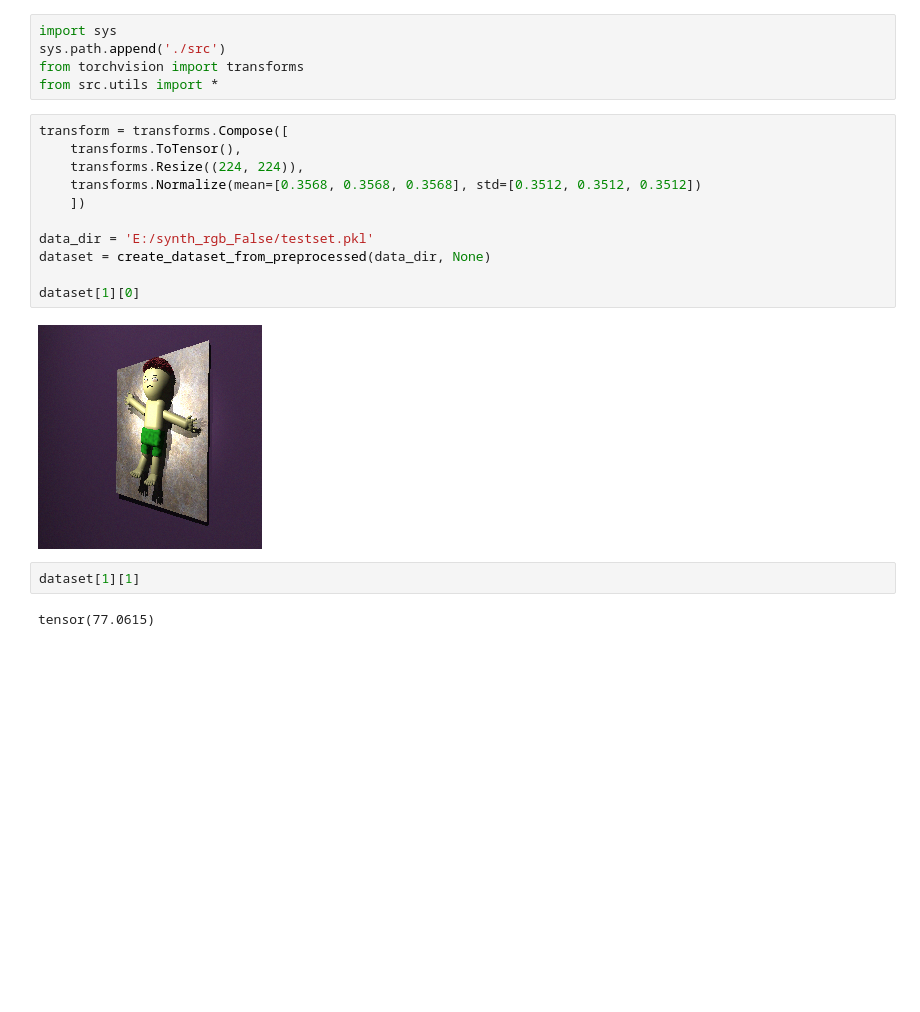
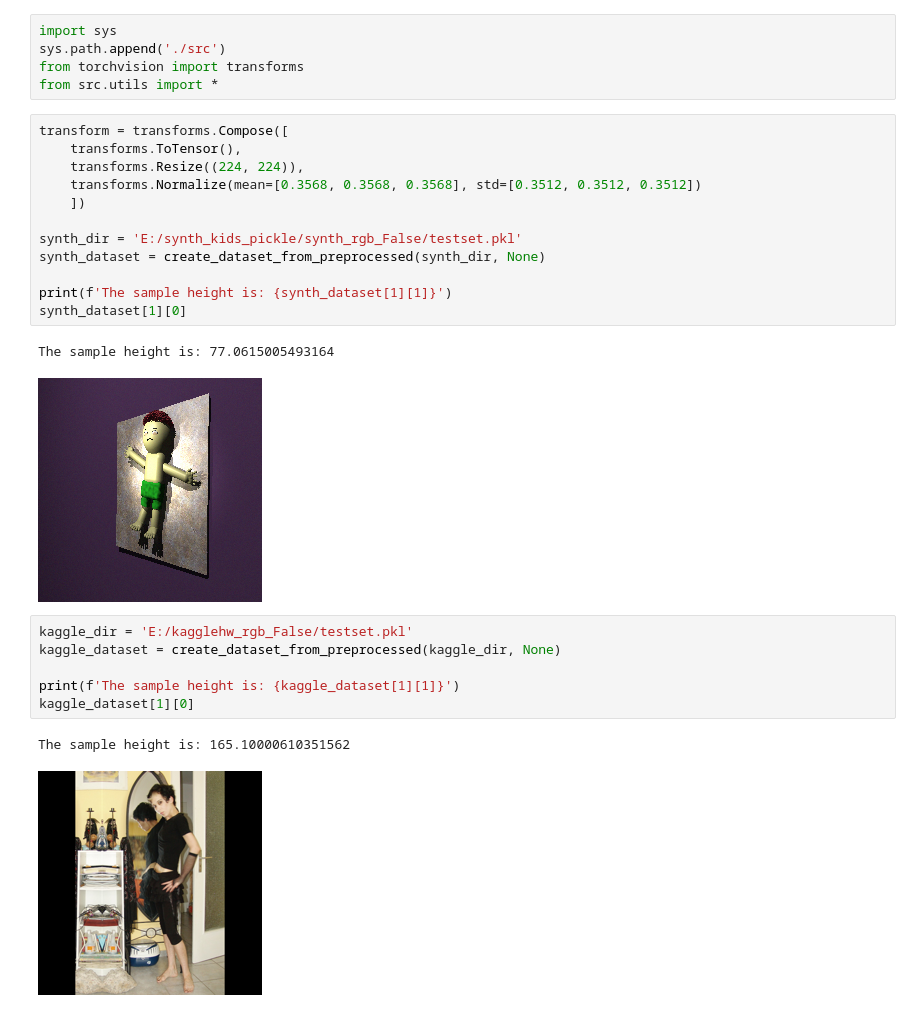
Before and after one commit to hiyuantang/modeling_pipeline, a Jupyter notebook: show_sample.ipynb, the cells around one changed output. Drawn from its saved outputs; the diff is of its cells as text; blank space fills up the shorter version.

```diff
--- a/show_sample.ipynb
+++ b/show_sample.ipynb
@@ -10,13 +10,20 @@ transform = transforms.Compose([
     transforms.Normalize(mean=[0.3568, 0.3568, 0.3568], std=[0.3512, 0.3512, 0.3512])
     ])
 
-data_dir = 'E:/synth_rgb_False/testset.pkl'
-dataset = create_dataset_from_preprocessed(data_dir, None)
+synth_dir = 'E:/synth_kids_pickle/synth_rgb_False/testset.pkl'
+synth_dataset = create_dataset_from_preprocessed(synth_dir, None)
 
-dataset[1][0]
+print(f'The sample height is: {synth_dataset[1][1]}')
+synth_dataset[1][0]
 # %% [output]
+The sample height is: 77.0615005493164
 [figure]
-# %%
-dataset[1][1]
-# %% [output]
-tensor(77.0615)
+# %%
+kaggle_dir = 'E:/kagglehw_rgb_False/testset.pkl'
+kaggle_dataset = create_dataset_from_preprocessed(kaggle_dir, None)
+
+print(f'The sample height is: {kaggle_dataset[1][1]}')
+kaggle_dataset[1][0]
+# %% [output]
+The sample height is: 165.10000610351562
+[figure, added]
```
